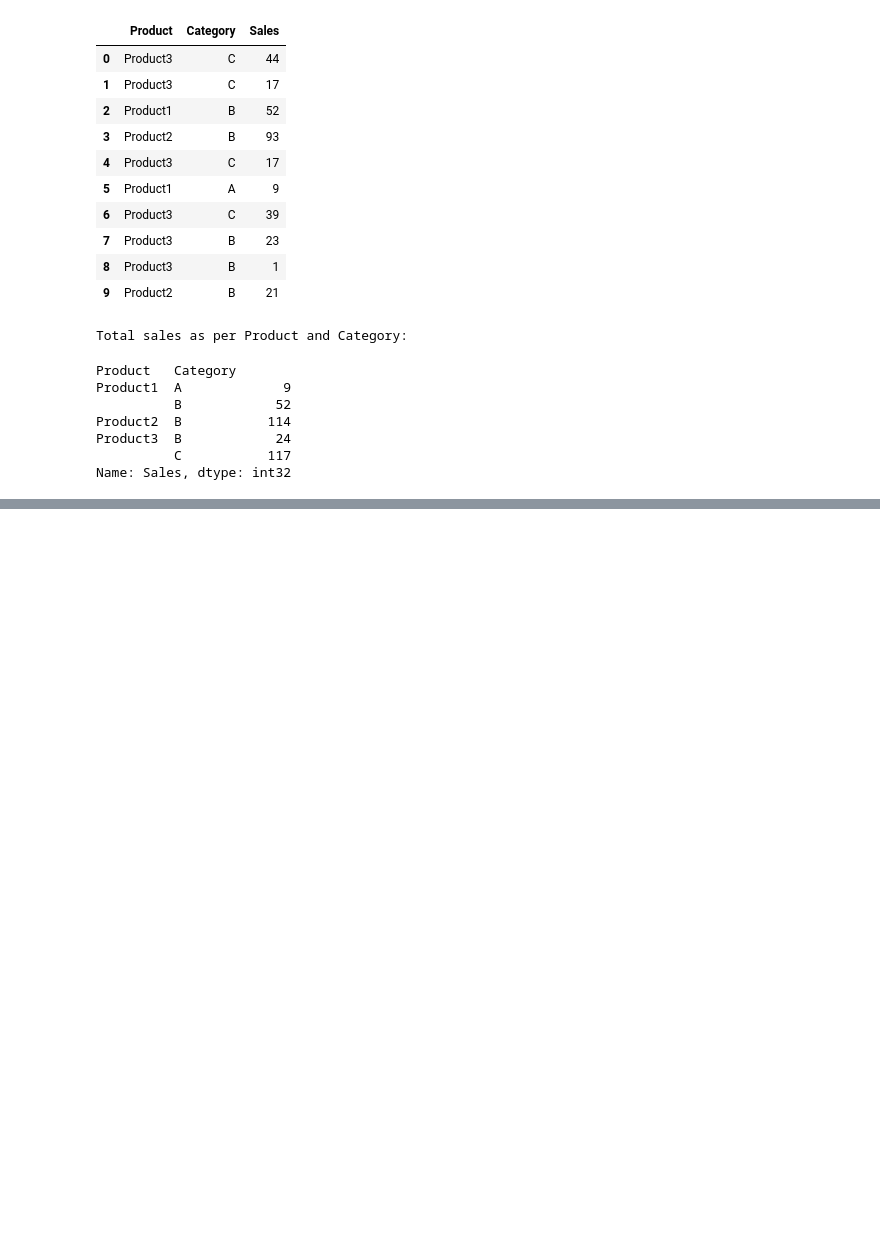
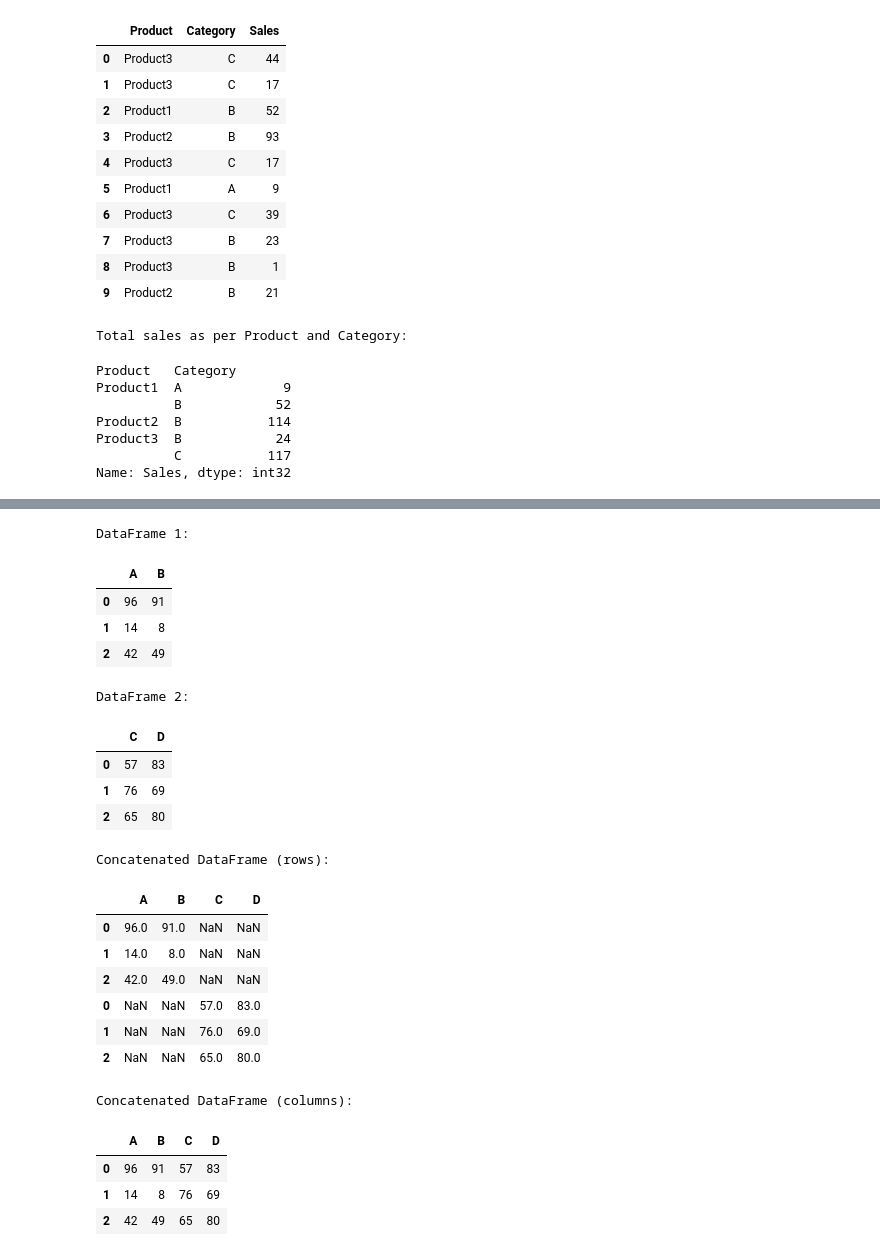
Before and after one commit to developersview/complete-python-DS-ML-bootcamp, a Jupyter notebook: Ch13 - DataAnalysisWithPython/numpypandasassignments/pandasasssignments.ipynb, the cells around one changed output, grey strips where cells are left out. Saved outputs shown, nothing was run; the diff lists cells and outputs as text; code cells hidden in the pictures; blank space fills up the shorter version.

Commit message:
Ch13 - data analysis with python

```diff
--- a/Ch13 - DataAnalysisWithPython/numpypandasassignments/pandasasssignments.ipynb
+++ b/Ch13 - DataAnalysisWithPython/numpypandasassignments/pandasasssignments.ipynb
@@ -328,0 +364,40 @@ Name: Sales, dtype: int32
+# %%
+#Task2
+df1 = pd.DataFrame({'A': np.random.randint(1, 100, size=3), 'B': np.random.randint(1, 100, size=3)})
+df2 = pd.DataFrame({'C': np.random.randint(1, 100, size=3), 'D': np.random.randint(1, 100, size=3)})
+print("DataFrame 1:")
+display(df1)
+print("DataFrame 2:")
+display(df2)
+
+concat_rows = pd.concat([df1, df2], axis=0)
+print("Concatenated DataFrame (rows):")
+display(concat_rows)
+
+concat_columns = pd.concat([df1, df2], axis=1)
+print("Concatenated DataFrame (columns):")
+display(concat_columns)
+# %% [output]
+DataFrame 1:
+|  | A | B |
+| 0 | 96 | 91 |
+| 1 | 14 | 8 |
+| 2 | 42 | 49 |
+DataFrame 2:
+|  | C | D |
+| 0 | 57 | 83 |
+| 1 | 76 | 69 |
+| 2 | 65 | 80 |
+Concatenated DataFrame (rows):
+|  | A | B | C | D |
+| 0 | 96.0 | 91.0 | NaN | NaN |
+| 1 | 14.0 | 8.0 | NaN | NaN |
+| 2 | 42.0 | 49.0 | NaN | NaN |
+| 0 | NaN | NaN | 57.0 | 83.0 |
+| 1 | NaN | NaN | 76.0 | 69.0 |
+| 2 | NaN | NaN | 65.0 | 80.0 |
+Concatenated DataFrame (columns):
+|  | A | B | C | D |
+| 0 | 96 | 91 | 57 | 83 |
+| 1 | 14 | 8 | 76 | 69 |
+| 2 | 42 | 49 | 65 | 80 |
```
Also changed, not shown: parts of 2 cells of this notebook.
